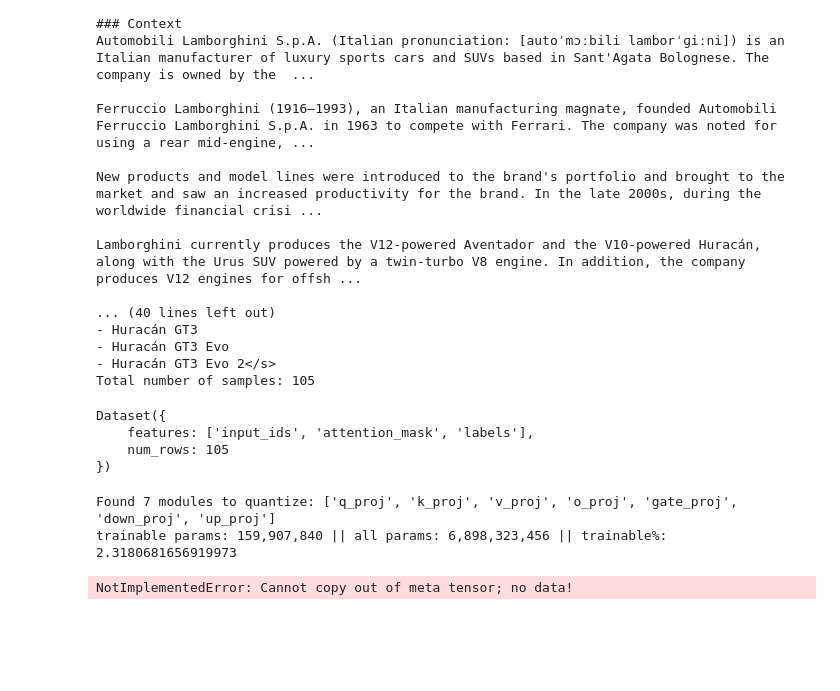
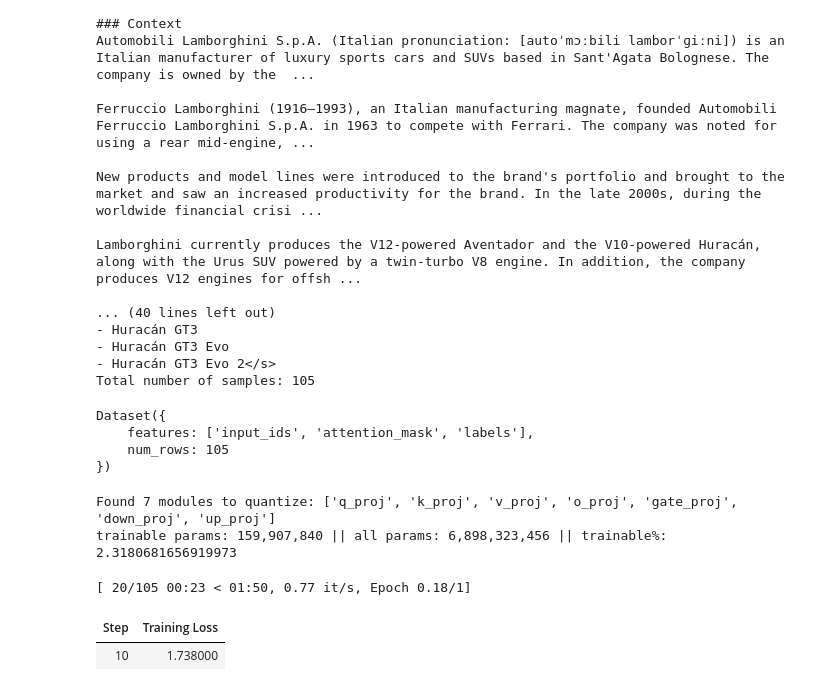
Before and after one commit to generative-ai-on-aws/generative-ai-on-aws, a Jupyter notebook: 06_peft/01_peft_lora_fine_tune_dolly_llama2_adhoc.ipynb, the cells around one changed output. Saved outputs shown, nothing was run; the diff lists cells and outputs as text; code cells hidden in the pictures; blank space fills up the shorter version.

```diff
--- a/06_peft/01_peft_lora_fine_tune_dolly_llama2_adhoc.ipynb
+++ b/06_peft/01_peft_lora_fine_tune_dolly_llama2_adhoc.ipynb
@@ -211,16 +196,16 @@ def create_peft_model(model, gradient_checkpointing=True, bf16=True):
     model = get_peft_model(model, peft_config)
 
     # pre-process the model by upcasting the layer norms in float 32 for
-    for name, module in model.named_modules():
-        if isinstance(module, LoraLayer):
-            if bf16:
-                module = module.to(torch.bfloat16)
-        if "norm" in name:
-            module = module.to(torch.float32)
-        if "lm_head" in name or "embed_tokens" in name:
-            if hasattr(module, "weight"):
-                if bf16 and module.weight.dtype == torch.float32:
-                    module = module.to(torch.bfloat16)
+    # for name, module in model.named_modules():
+    #     if isinstance(module, LoraLayer):
+    #         if bf16:
+    #             module = module.to(torch.bfloat16)
+    #     if "norm" in name:
+    #         module = module.to(torch.float32)
+    #     if "lm_head" in name or "embed_tokens" in name:
+    #         if hasattr(module, "weight"):
+    #             if bf16 and module.weight.dtype == torch.float32:
+    #                 module = module.to(torch.bfloat16)
 
     model.print_trainable_parameters()
     return model
@@ -392,34 +377,36 @@ Found 7 modules to quantize: ['q_proj', 'k_proj', 'v_proj', 'o_proj', 'gate_proj
 trainable params: 159,907,840 || all params: 6,898,323,456 || trainable%: 2.3180681656919973
 # %%
 # Define training args
-output_dir = "./tmp/llama2"
+output_dir = "./tmp/llama2_lora"
 training_args = TrainingArguments(
     output_dir=output_dir,
     per_device_train_batch_size=args.per_device_train_batch_size,
     bf16=args.bf16,  # Use BF16 if available
     learning_rate=args.lr,
     num_train_epochs=args.epochs,
     gradient_checkpointing=args.gradient_checkpointing,
     # logging strategies
     logging_dir=f"{output_dir}/logs",
     logging_strategy="steps",
     logging_steps=10,
     save_strategy="no",
 )
 
 # Create Trainer instance
 trainer = Trainer(
     model=model,
     args=training_args,
     train_dataset=lm_dataset
     ,
     data_collator=default_data_collator,
 )
 
 # Start training
 trainer.train()
 # %% [output]
-NotImplementedError: Cannot copy out of meta tensor; no data!
+[ 20/105 00:23 < 01:50, 0.77 it/s, Epoch 0.18/1]
+| Step | Training Loss |
+| 10 | 1.738000 |
 # %%
 sagemaker_save_dir="./llama2_dolly_lora"
 if args.merge_weights:
```
Also changed, not shown: parts of 3 cells of this notebook, 1 other file.
